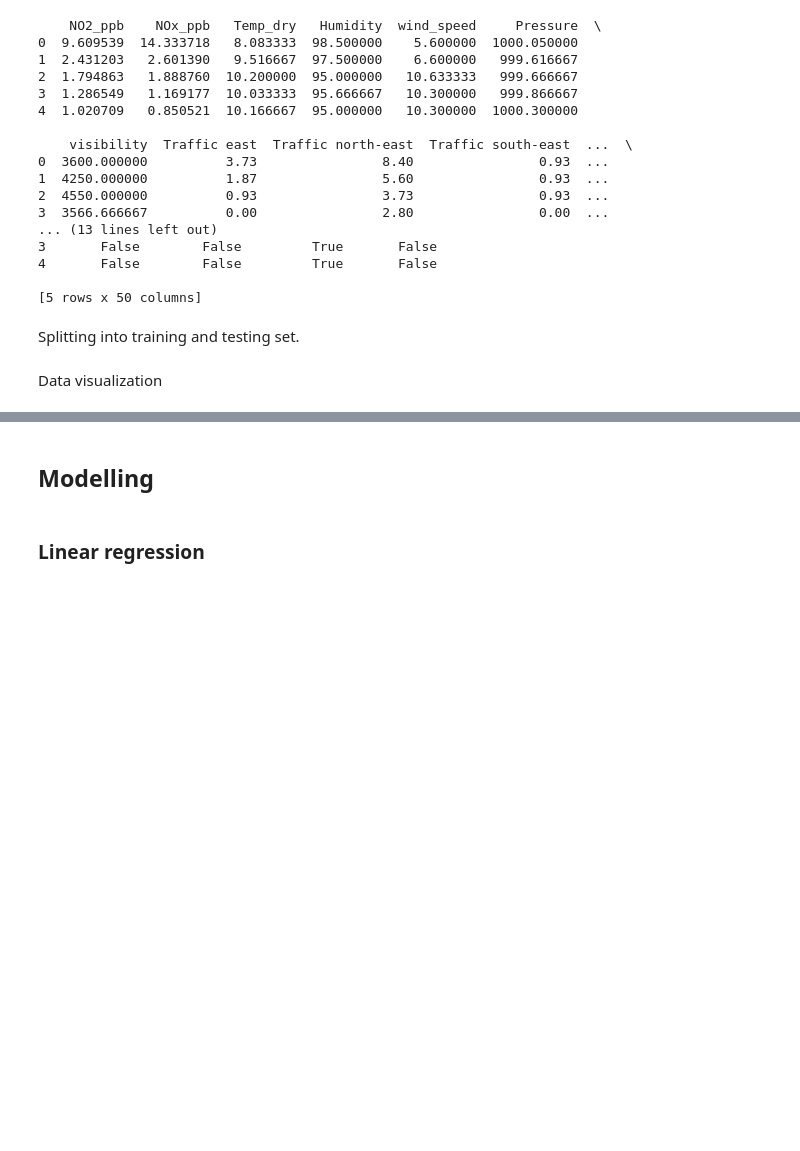
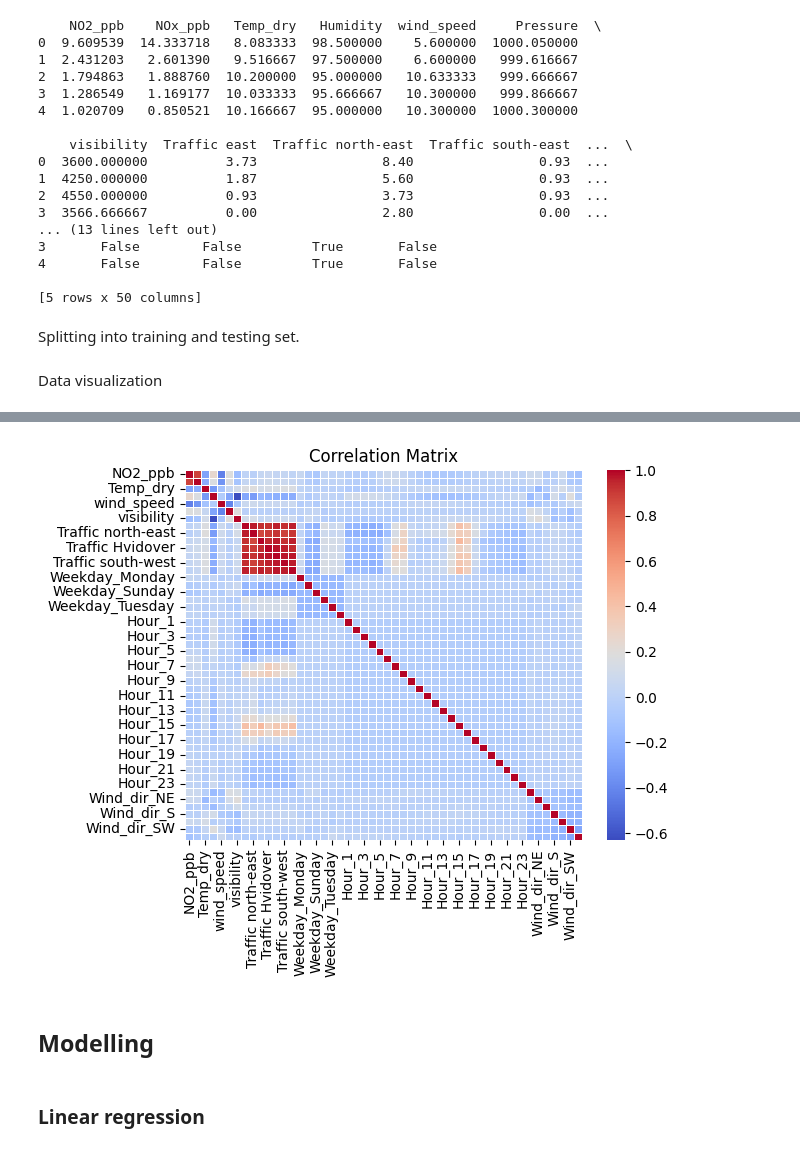
Before and after one commit to jonas1012/Laksegate, a Jupyter notebook: src/modelling_notebook.ipynb, the cells around one changed output, grey strips where cells are left out. Drawn from its saved outputs; the diff is of its cells as text; code cells hidden in the pictures; blank space fills up the shorter version.

Commit message:
Added multicollinearity plot

```diff
--- a/src/modelling_notebook.ipynb
+++ b/src/modelling_notebook.ipynb
@@ -218,3 +218,14 @@ plt.tight_layout()
+# %%
+import seaborn as sns
+# Compute the correlation matrix
+correlation_matrix = data.corr()
+
+# Plot the correlation matrix as a heatmap
+sns.heatmap(correlation_matrix, annot=False, cmap='coolwarm', fmt='.2f', linewidths=0.5)
+plt.title("Correlation Matrix")
+plt.show()
+# %% [output]
+[figure, added]
 # %% [markdown]
 ## Modelling
 # %% [markdown]
```
Also changed, not shown: parts of 1 cell of this notebook.
